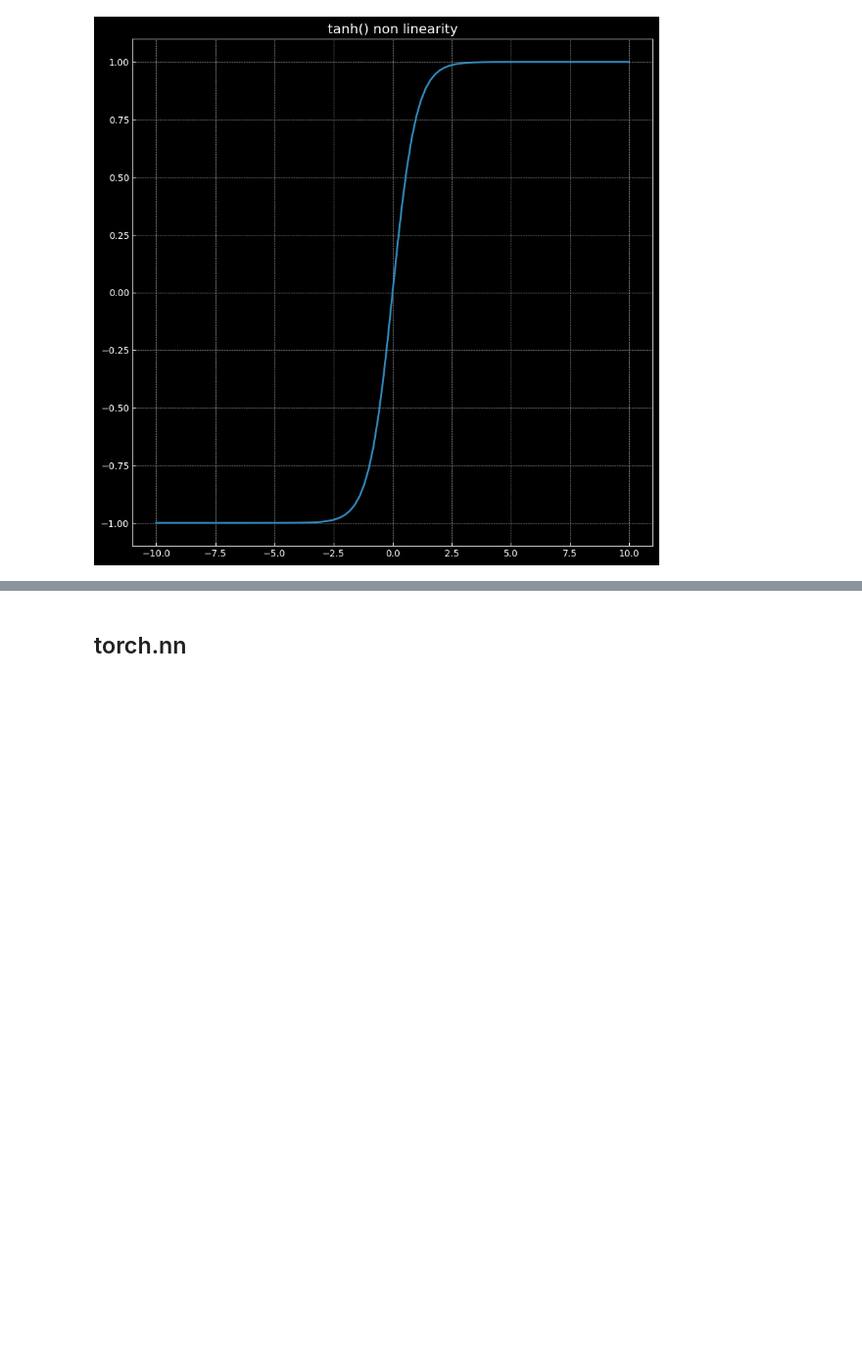
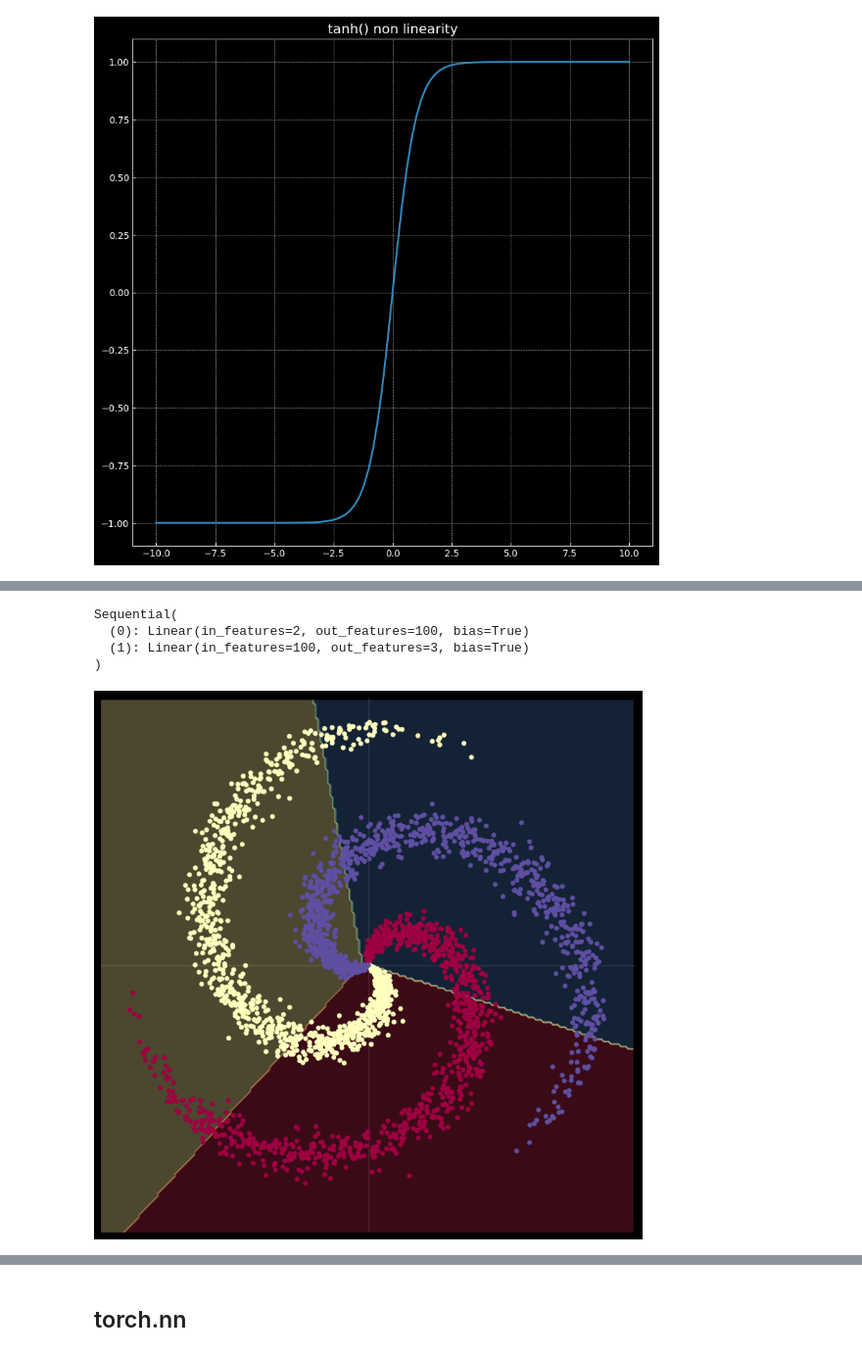
Before and after one commit to Qingfeng-Yao/Code-Repository, a Jupyter notebook: pytorch/pytorch_cookbook.ipynb, the cells around one changed output, grey strips where cells are left out. Shown at 98% size. Cells and saved outputs as stored; diff of their text form; code cells hidden in the pictures; blank space fills up the shorter version.

```diff
--- a/pytorch/pytorch_cookbook.ipynb
+++ b/pytorch/pytorch_cookbook.ipynb
@@ -857,0 +1050,16 @@ for i in range(5):
+# %%
+# nn package to create our linear model
+# each Linear module has a weight and bias
+model = nn.Sequential(
+    nn.Linear(D, H),
+    nn.Linear(H, C)
+)
+model.to(device) #Convert to CUDA
+
+# nn package also has different loss functions.
+# we use cross entropy loss for our classification task
+criterion = torch.nn.CrossEntropyLoss()
+
+# we use the optim package to apply
+# stochastic gradient descent for our parameter updates
+optimizer = torch.optim.SGD(model.parameters(), lr=learning_rate, weight_decay=lambda_l2) # built-in L2
@@ -857,0 +1092,10 @@ for i in range(5):
+# %%
+# Plot trained model
+print(model)
+plot_model(X, y, model)
+# %% [output]
+Sequential(
+  (0): Linear(in_features=2, out_features=100, bias=True)
+  (1): Linear(in_features=100, out_features=3, bias=True)
+)
+[figure, added]
```
Also changed, not shown: parts of 33 cells of this notebook, 6 other files.
